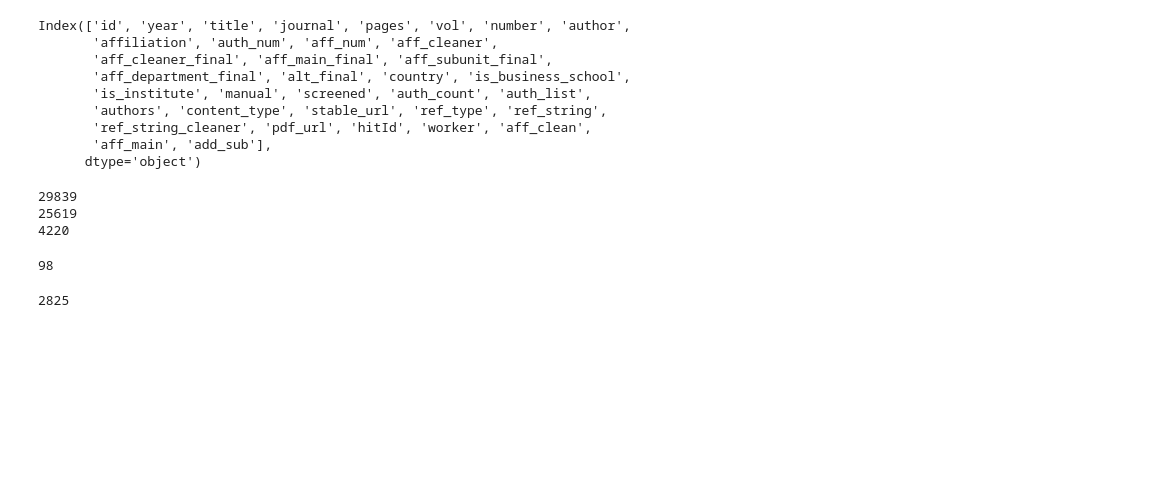
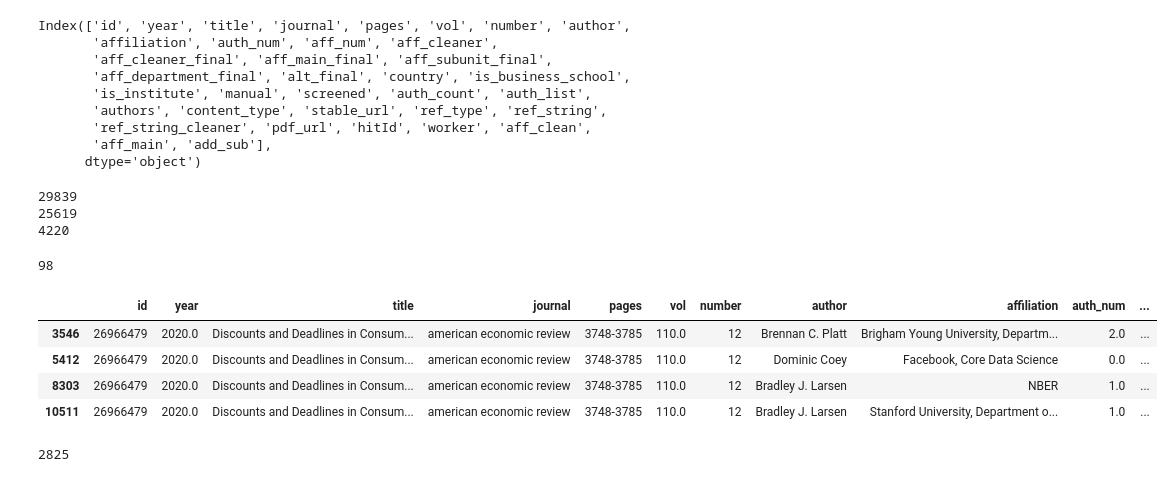
Before and after one commit to cogeorg/80YearsEconomicResearch, a Jupyter notebook: 020_author_names_recon/021_affiliation_restructure.ipynb, the cells around one changed output. Saved outputs shown, nothing was run; the diff lists cells and outputs as text; code cells hidden in the pictures; blank space fills up the shorter version.

```diff
--- a/020_author_names_recon/021_affiliation_restructure.ipynb
+++ b/020_author_names_recon/021_affiliation_restructure.ipynb
@@ -218,6 +218,14 @@ repl={
 
 for i in repl.keys():
     combined["aff_main_final"]=combined["aff_main_final"].str.lower().str.replace(i,repl[i])
+# %%
+combined[combined['id']==26966479]
+# %% [output]
+|  | id | year | title | journal | pages | vol | number | author | affiliation | auth_num | ... |
+| 3546 | 26966479 | 2020.0 | Discounts and Deadlines in Consum... | american economic review | 3748-3785 | 110.0 | 12 | Brennan C. Platt | Brigham Young University, Departm... | 2.0 | ... |
+| 5412 | 26966479 | 2020.0 | Discounts and Deadlines in Consum... | american economic review | 3748-3785 | 110.0 | 12 | Dominic Coey | Facebook, Core Data Science | 0.0 | ... |
+| 8303 | 26966479 | 2020.0 | Discounts and Deadlines in Consum... | american economic review | 3748-3785 | 110.0 | 12 | Bradley J. Larsen | NBER | 1.0 | ... |
+| 10511 | 26966479 | 2020.0 | Discounts and Deadlines in Consum... | american economic review | 3748-3785 | 110.0 | 12 | Bradley J. Larsen | Stanford University, Department o... | 1.0 | ... |
 # %%
 consol={
     "washington university - st. louis":["washington university - st. louis", "washington university in st louis"],
```
Also changed, not shown: parts of 10 cells of this notebook, 4 other files.
